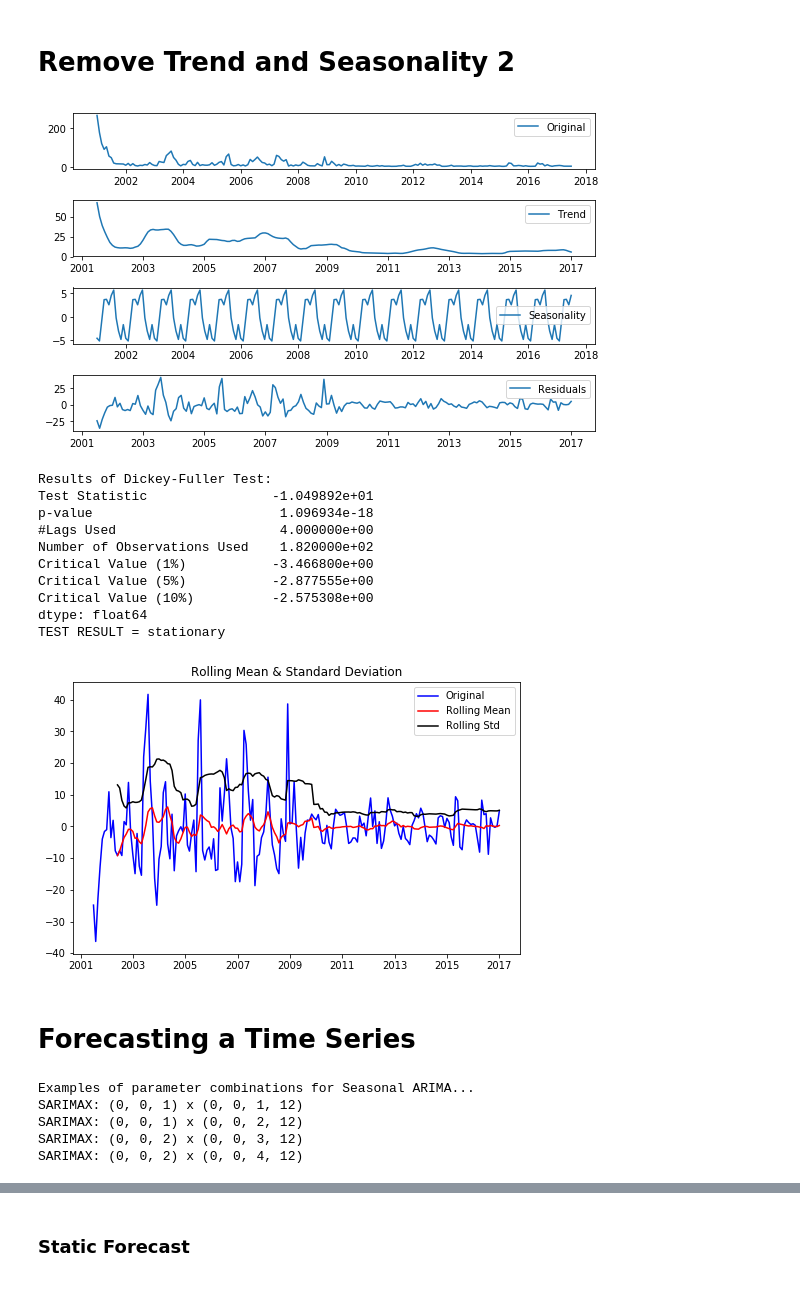
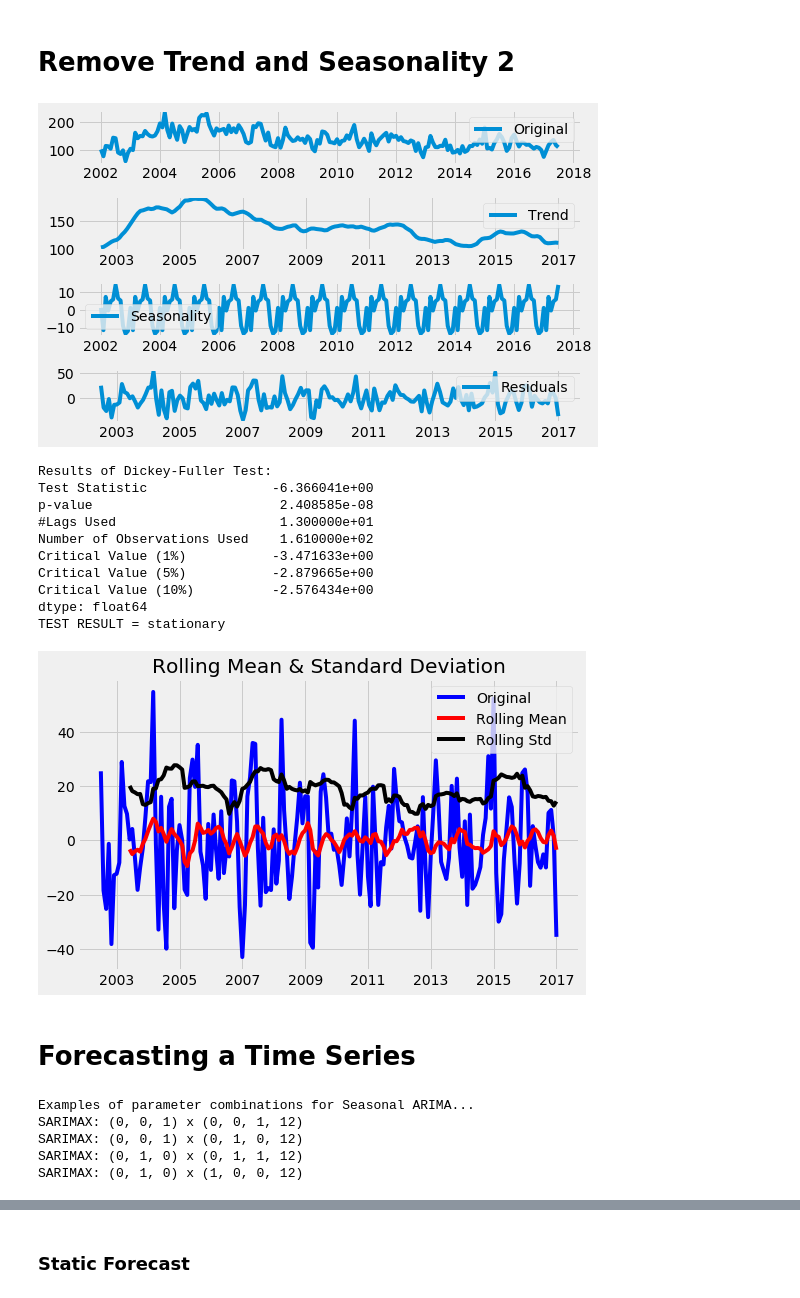
Before and after one commit to negarfazeli/energy-prediction, a Jupyter notebook: Energy TS Model_Shaojin Wei.ipynb, the cells around one changed output, grey strips where cells are left out. Drawn from its saved outputs; the diff is of its cells as text; code cells hidden in the pictures.

```diff
--- a/Energy TS Model_Shaojin Wei.ipynb
+++ b/Energy TS Model_Shaojin Wei.ipynb
@@ -67,7 +67,7 @@ df.head()
 # Selected Features = f3+f5+f6+f13+f15+f16+f18+f22+f26+f37+f38+f48+f49+f60+f70
 # 15 in total
 # %%
-df1 = df[['f3','f5','f6','f13','f15','f16','f18','f22','f26','f37','f38','f48','f49','f60','f70']]
+df1 = df[['f6','f16','f23','f26','f38','f48','f60','f64']]
 # %%
 df1.head()
 # %% [output]
@@ -393,43 +302,43 @@ TEST RESULT = stationary
 # %%
 # 2.Decomposing
 from statsmodels.tsa.seasonal import seasonal_decompose
-decomposition = seasonal_decompose(df1['f3'])
+decomposition = seasonal_decompose(df1['f6'])
 
 trend = decomposition.trend
 seasonal = decomposition.seasonal
 residual = decomposition.resid
 
 plt.subplot(411)
-plt.plot(df1['f3'], label='Original')
+plt.plot(df1['f6'], label='Original')
 plt.legend(loc='best')
 plt.subplot(412)
 plt.plot(trend, label='Trend')
 plt.legend(loc='best')
 plt.subplot(413)
 plt.plot(seasonal,label='Seasonality')
 plt.legend(loc='best')
 plt.subplot(414)
 plt.plot(residual, label='Residuals')
 plt.legend(loc='best')
 plt.tight_layout()
 # %% [output]
-[figure, old version]
+[figure, new version]
 # %%
 f3_decompose = residual
 f3_decompose.dropna(inplace=True)
 test_stationarity(f3_decompose)
 # %% [output]
 Results of Dickey-Fuller Test:
-Test Statistic                -1.049892e+01
-p-value                        1.096934e-18
-#Lags Used                     4.000000e+00
-Number of Observations Used    1.820000e+02
-Critical Value (1%)           -3.466800e+00
-Critical Value (5%)           -2.877555e+00
-Critical Value (10%)          -2.575308e+00
+Test Statistic                -6.366041e+00
+p-value                        2.408585e-08
+#Lags Used                     1.300000e+01
+Number of Observations Used    1.610000e+02
+Critical Value (1%)           -3.471633e+00
+Critical Value (5%)           -2.879665e+00
+Critical Value (10%)          -2.576434e+00
 dtype: float64
 TEST RESULT = stationary
-[figure, old version]
+[figure, new version]
 # %% [markdown]
 # Forecasting a Time Series
 # %%
@@ -441,8 +350,7 @@ import statsmodels.api as sm
 import matplotlib.pyplot as plt
 plt.style.use('fivethirtyeight')
 # %%
-p = d = q = range(0, 5)
-
+p = d = q = range(0, 2)
 # Generate all different combinations of p, q and q triplets
 pdq = list(itertools.product(p, d, q))
 
@@ -457,6 +365,6 @@ print('SARIMAX: {} x {}'.format(pdq[2], seasonal_pdq[4]))
 # %% [output]
 Examples of parameter combinations for Seasonal ARIMA...
 SARIMAX: (0, 0, 1) x (0, 0, 1, 12)
-SARIMAX: (0, 0, 1) x (0, 0, 2, 12)
-SARIMAX: (0, 0, 2) x (0, 0, 3, 12)
-SARIMAX: (0, 0, 2) x (0, 0, 4, 12)
+SARIMAX: (0, 0, 1) x (0, 1, 0, 12)
+SARIMAX: (0, 1, 0) x (0, 1, 1, 12)
+SARIMAX: (0, 1, 0) x (1, 0, 0, 12)
```
Also changed, not shown: parts of 49 cells of this notebook, 3 other files.
